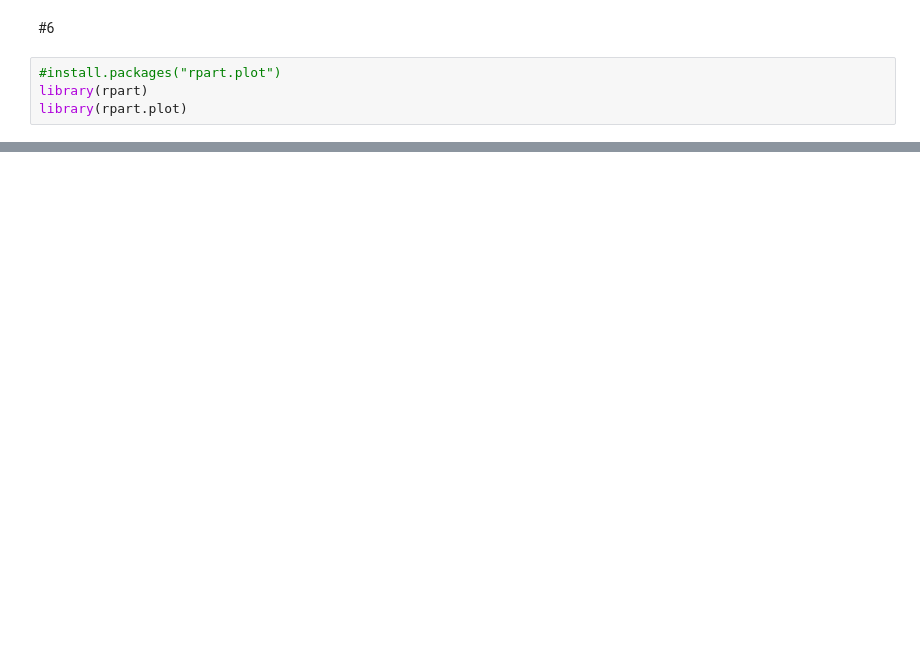
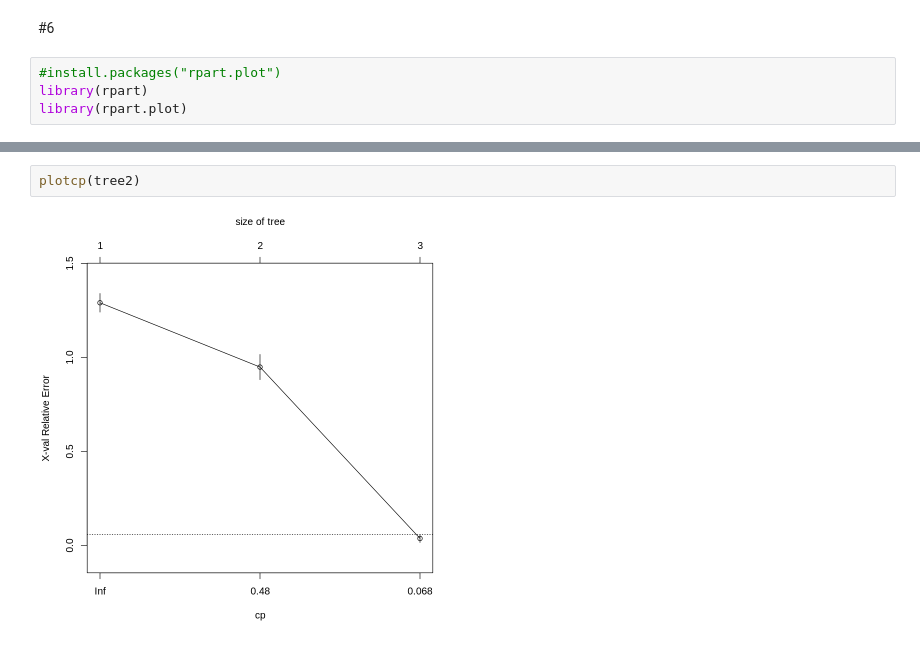
Before and after one commit to Viktory4121/MME, a Jupyter notebook: Untitled4.ipynb, the cells around one changed output, grey strips where cells are left out. Saved outputs shown, nothing was run; the diff lists cells and outputs as text; blank space fills up the shorter version.

```diff
--- a/Untitled4.ipynb
+++ b/Untitled4.ipynb
@@ -375,3 +348,7 @@ rpart.plot(tree2)
+# %%
+plotcp(tree2)
+# %% [output]
+[figure, added]
 # %%
 table_test2 <- table(test2$Species, predict(tree2, test2, type = 'class'))
 table_test2
```
Also changed, not shown: parts of 24 cells of this notebook.
